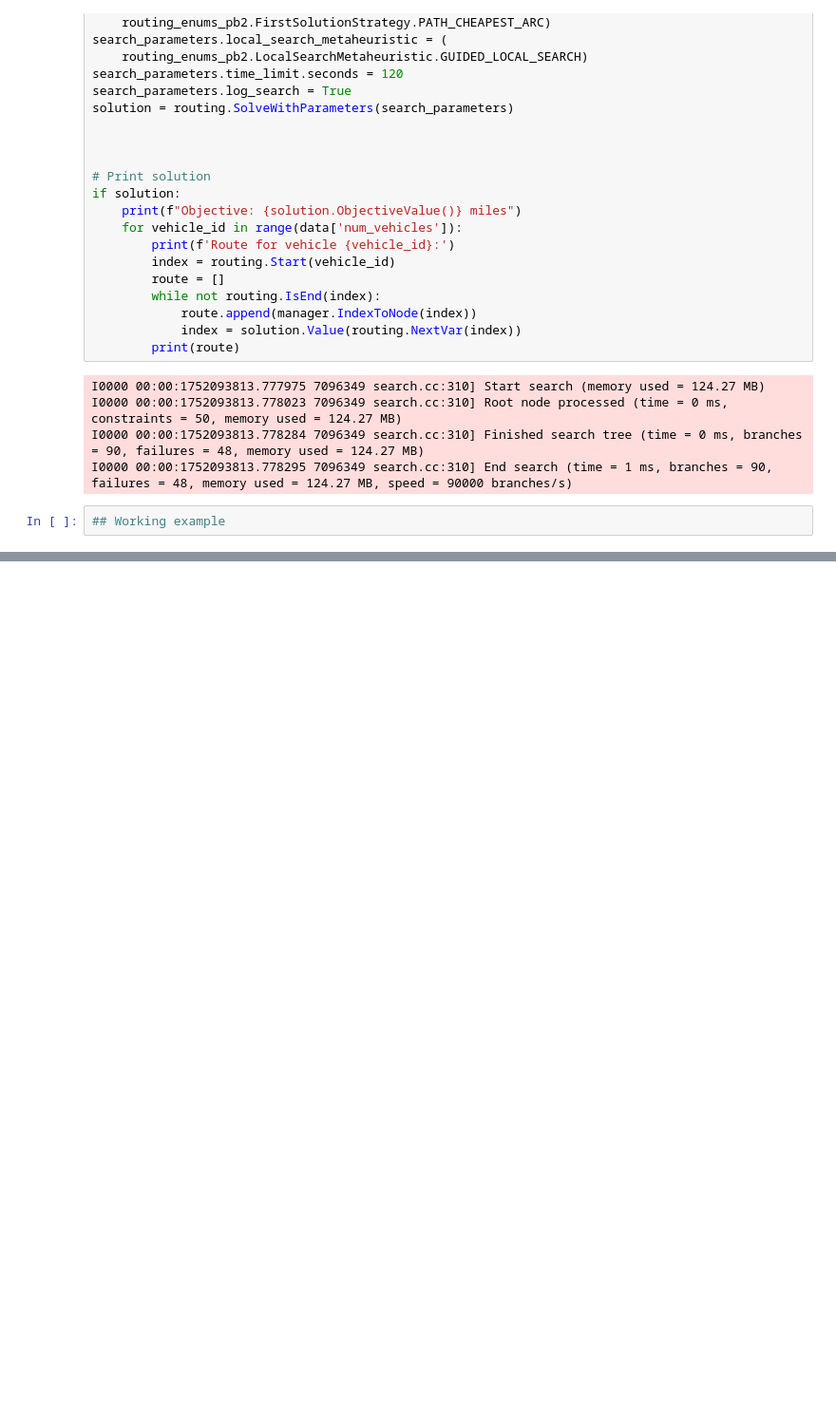
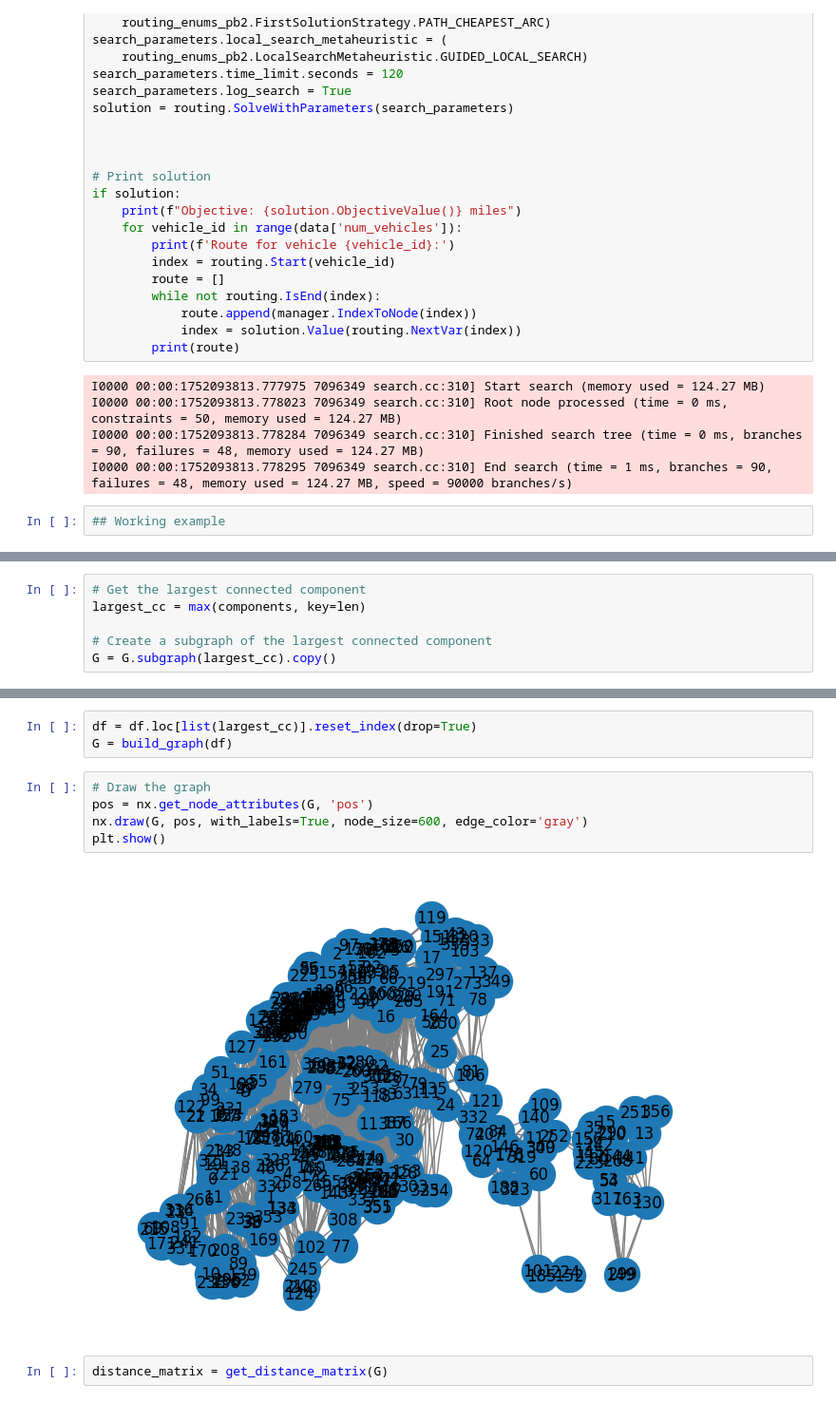
Before and after one commit to mablezhang2003/trash-route-optimization, a Jupyter notebook: Service Request Analysis.ipynb, the cells around one changed output, grey strips where cells are left out. Shown at 95% size. Cells and saved outputs as stored; diff of their text form; blank space fills up the shorter version.

```diff
--- a/Service Request Analysis.ipynb
+++ b/Service Request Analysis.ipynb
@@ -566,0 +619,6 @@ I0000 00:00:1752093813.778295 7096349 search.cc:310] End search (time = 1 ms, br
+# %%
+# Get the largest connected component
+largest_cc = max(components, key=len)
+
+# Create a subgraph of the largest connected component
+G = G.subgraph(largest_cc).copy()
@@ -567,3 +629,15 @@ I0000 00:00:1752093813.778295 7096349 search.cc:310] End search (time = 1 ms, br
+# %%
+df = df.loc[list(largest_cc)].reset_index(drop=True)
+G = build_graph(df)
+# %%
+# Draw the graph
+pos = nx.get_node_attributes(G, 'pos')
+nx.draw(G, pos, with_labels=True, node_size=600, edge_color='gray')
+plt.show()
+# %% [output]
+[figure, added]
+# %%
+distance_matrix = get_distance_matrix(G)
 # %%
 """Simple Travelling Salesperson Problem (TSP) between cities."""
 
```
Also changed, not shown: parts of 17 cells of this notebook, 5 other files.
